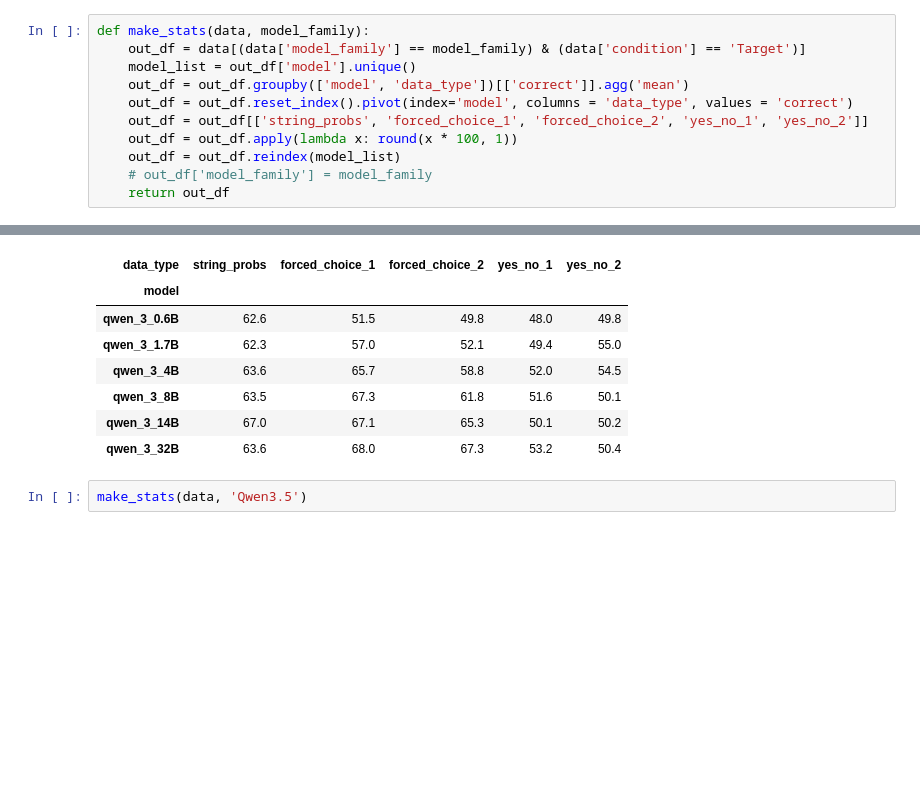
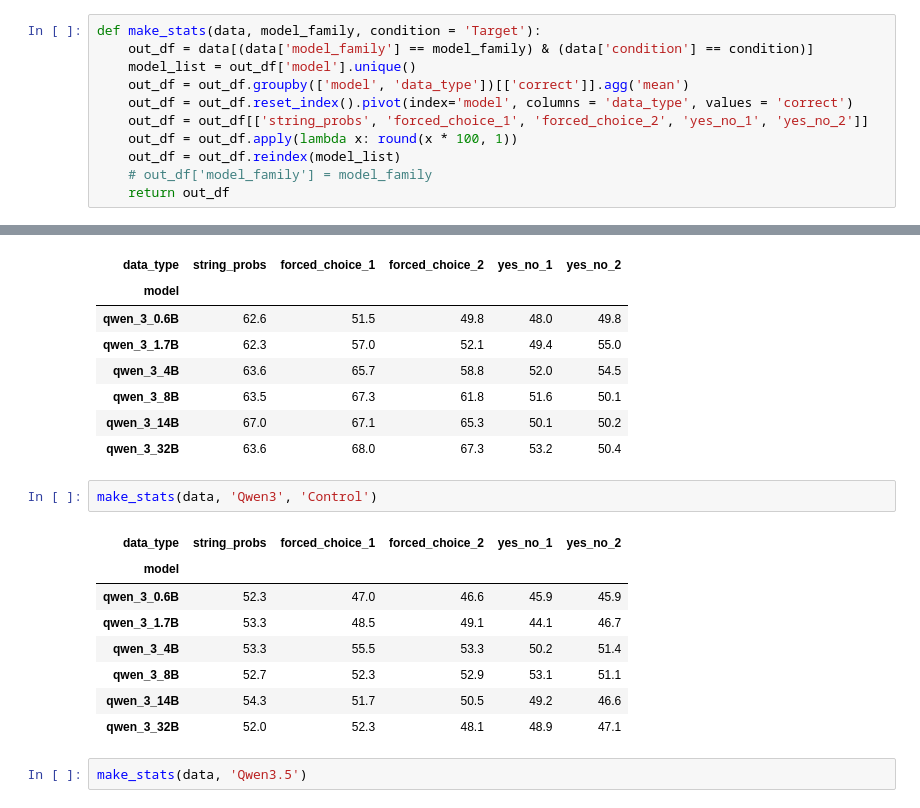
Before and after one commit to robpasternak/prompts-probs-focus, a Jupyter notebook: notebooks/experiment_02_data.ipynb, the cells around one changed output, grey strips where cells are left out. Saved outputs shown, nothing was run; the diff lists cells and outputs as text; blank space fills up the shorter version.

```diff
--- a/notebooks/experiment_02_data.ipynb
+++ b/notebooks/experiment_02_data.ipynb
@@ -241,6 +250,6 @@ qwen_35_plot_method_comp.savefig('../graphs/03c_qwen35_methods_exp2.png')
 # %%
-def make_stats(data, model_family):
-    out_df = data[(data['model_family'] == model_family) & (data['condition'] == 'Target')]
+def make_stats(data, model_family, condition = 'Target'):
+    out_df = data[(data['model_family'] == model_family) & (data['condition'] == condition)]
     model_list = out_df['model'].unique()
     out_df = out_df.groupby(['model', 'data_type'])[['correct']].agg('mean')
     out_df = out_df.reset_index().pivot(index='model', columns = 'data_type', values = 'correct')
@@ -270,6 +289,17 @@ make_stats(data, 'Qwen3')
 | qwen_3_8B | 63.5 | 67.3 | 61.8 | 51.6 | 50.1 |
 | qwen_3_14B | 67.0 | 67.1 | 65.3 | 50.1 | 50.2 |
 | qwen_3_32B | 63.6 | 68.0 | 67.3 | 53.2 | 50.4 |
+# %%
+make_stats(data, 'Qwen3', 'Control')
+# %% [output]
+| data_type | string_probs | forced_choice_1 | forced_choice_2 | yes_no_1 | yes_no_2 |
+| model |  |  |  |  |  |
+| qwen_3_0.6B | 52.3 | 47.0 | 46.6 | 45.9 | 45.9 |
+| qwen_3_1.7B | 53.3 | 48.5 | 49.1 | 44.1 | 46.7 |
+| qwen_3_4B | 53.3 | 55.5 | 53.3 | 50.2 | 51.4 |
+| qwen_3_8B | 52.7 | 52.3 | 52.9 | 53.1 | 51.1 |
+| qwen_3_14B | 54.3 | 51.7 | 50.5 | 49.2 | 46.6 |
+| qwen_3_32B | 52.0 | 52.3 | 48.1 | 48.9 | 47.1 |
 # %%
 make_stats(data, 'Qwen3.5')
 # %% [output]
```
Also changed, not shown: parts of 14 cells of this notebook, 37 other files.
